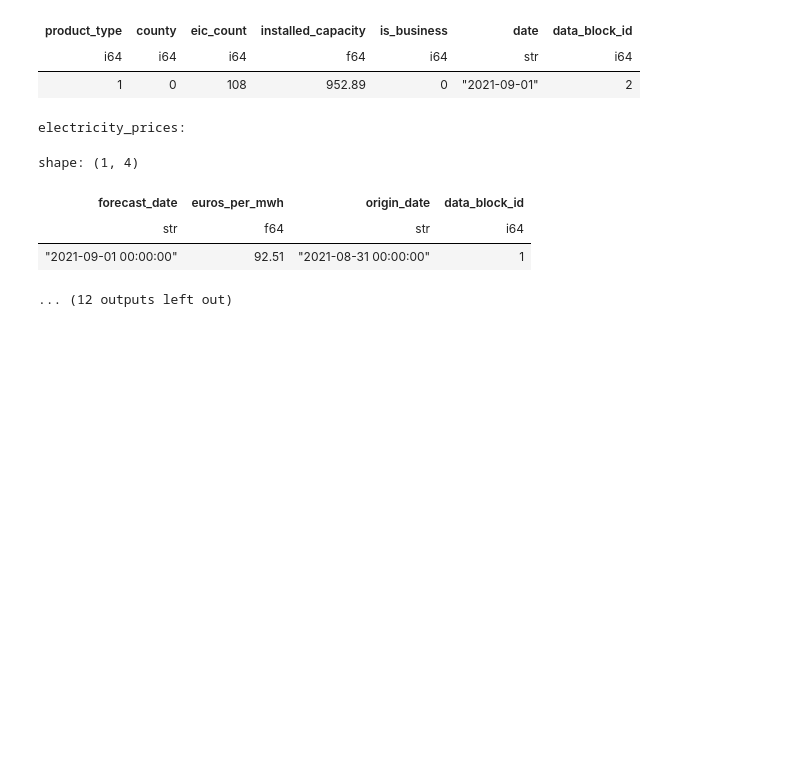
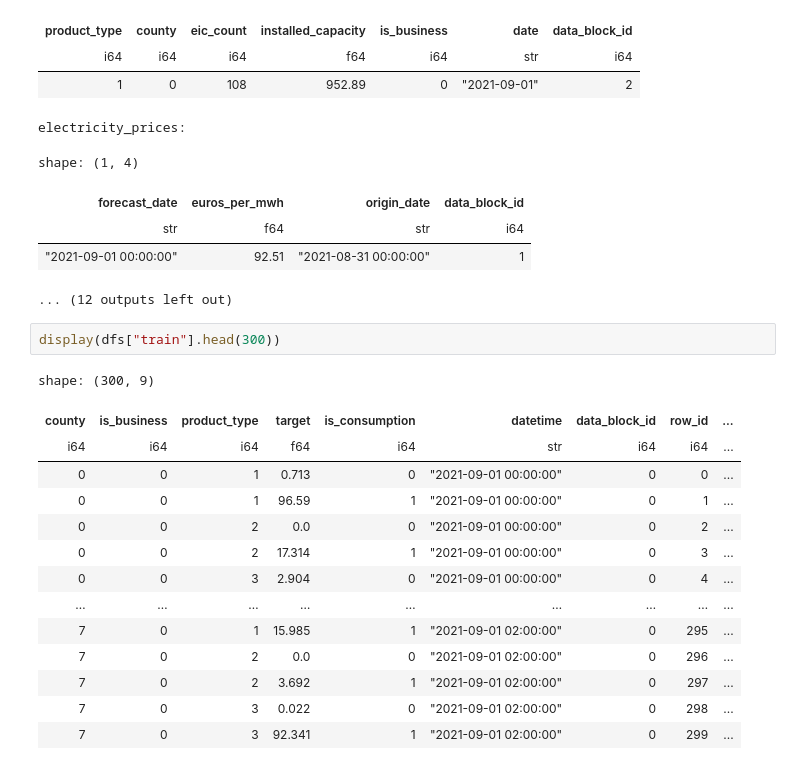
Before and after one commit to pabbuen/TFG-ProduccionElectrica, a Jupyter notebook: codigo/notebooks/preprocessing.ipynb, the cells around one changed output. Saved outputs shown, nothing was run; the diff lists cells and outputs as text; blank space fills up the shorter version.

```diff
--- a/codigo/notebooks/preprocessing.ipynb
+++ b/codigo/notebooks/preprocessing.ipynb
@@ -220,3 +280,20 @@ shape: (1, 4)
 | str | f64 | str | i64 |
 | "2021-09-01 00:00:00" | 92.51 | "2021-08-31 00:00:00" | 1 |
 ... (12 outputs left out)
+# %%
+display(dfs["train"].head(300))
+# %% [output]
+shape: (300, 9)
+| county | is_business | product_type | target | is_consumption | datetime | data_block_id | row_id | ... |
+| i64 | i64 | i64 | f64 | i64 | str | i64 | i64 | ... |
+| 0 | 0 | 1 | 0.713 | 0 | "2021-09-01 00:00:00" | 0 | 0 | ... |
+| 0 | 0 | 1 | 96.59 | 1 | "2021-09-01 00:00:00" | 0 | 1 | ... |
+| 0 | 0 | 2 | 0.0 | 0 | "2021-09-01 00:00:00" | 0 | 2 | ... |
+| 0 | 0 | 2 | 17.314 | 1 | "2021-09-01 00:00:00" | 0 | 3 | ... |
+| 0 | 0 | 3 | 2.904 | 0 | "2021-09-01 00:00:00" | 0 | 4 | ... |
+| … | … | … | … | … | … | … | … | ... |
+| 7 | 0 | 1 | 15.985 | 1 | "2021-09-01 02:00:00" | 0 | 295 | ... |
+| 7 | 0 | 2 | 0.0 | 0 | "2021-09-01 02:00:00" | 0 | 296 | ... |
+| 7 | 0 | 2 | 3.692 | 1 | "2021-09-01 02:00:00" | 0 | 297 | ... |
+| 7 | 0 | 3 | 0.022 | 0 | "2021-09-01 02:00:00" | 0 | 298 | ... |
+| 7 | 0 | 3 | 92.341 | 1 | "2021-09-01 02:00:00" | 0 | 299 | ... |
```
Also changed, not shown: parts of 7 cells of this notebook, 4 other files.
